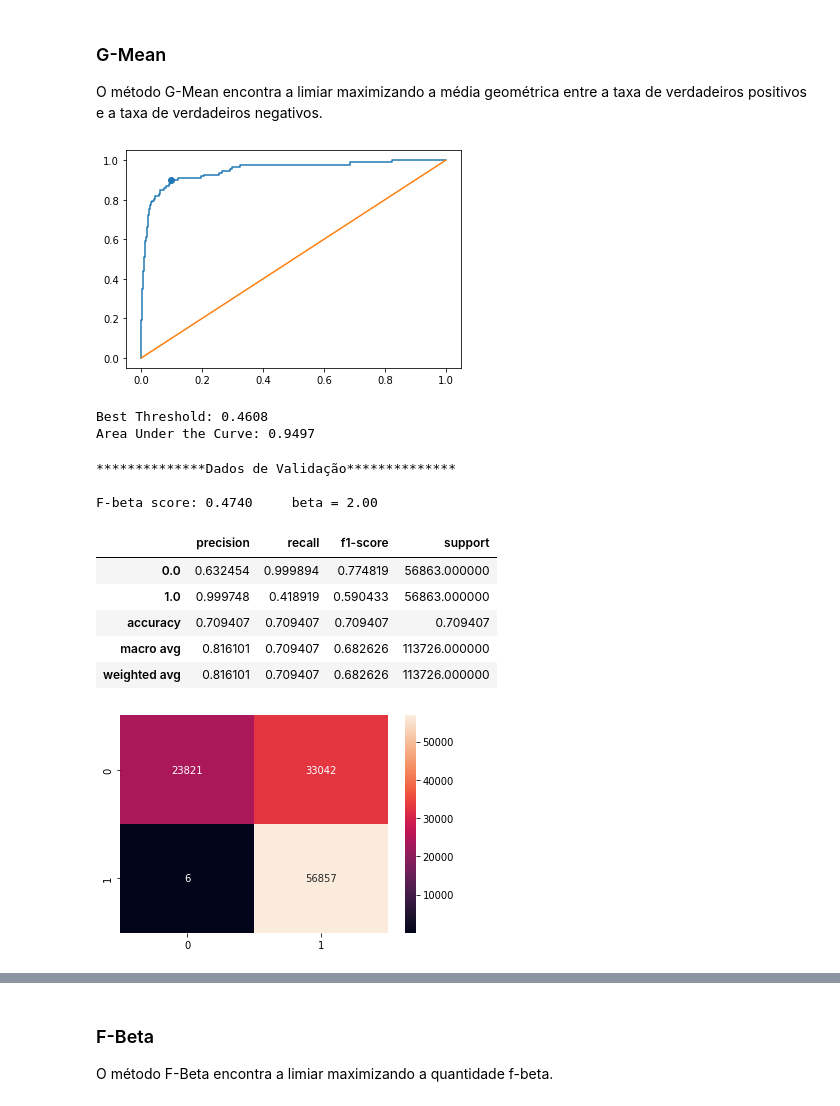
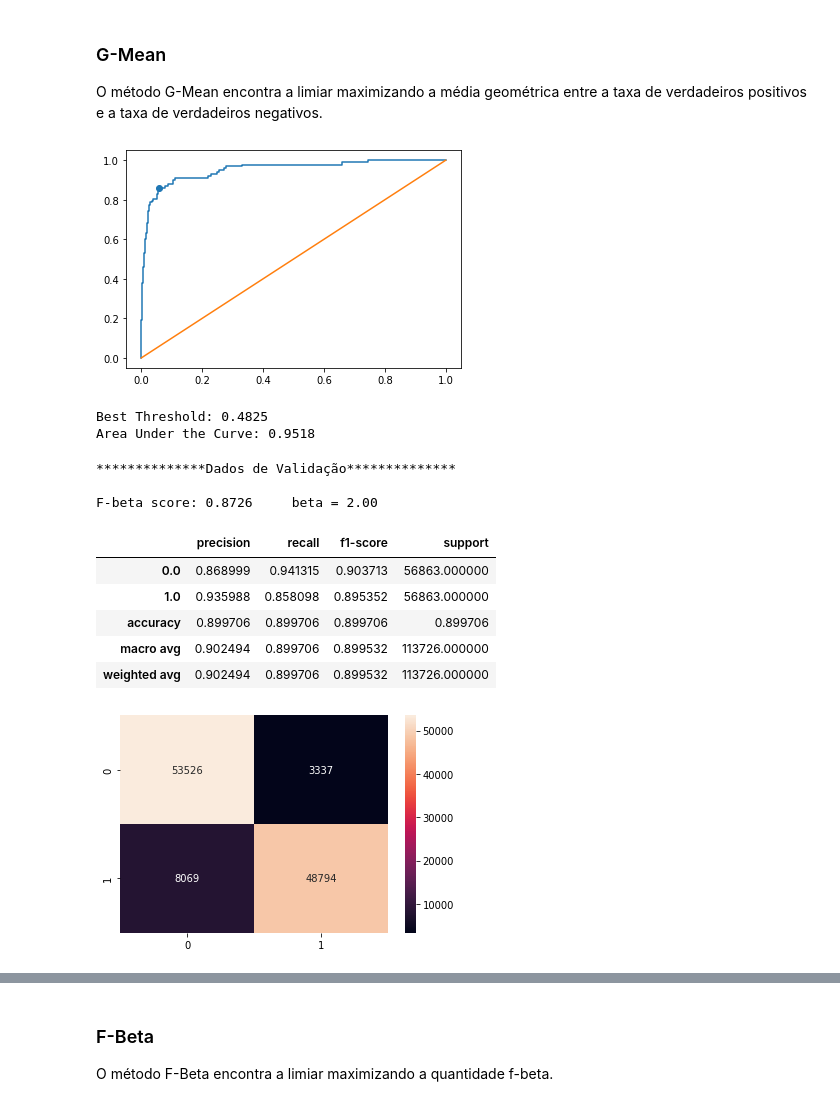
Before and after one commit to Gabriel-Stella/Credit_Card_Fraud, a Jupyter notebook: Credit_Card_Fraud.ipynb, the cells around one changed output, grey strips where cells are left out. Saved outputs shown, nothing was run; the diff lists cells and outputs as text; code cells hidden in the pictures.

```diff
--- a/Credit_Card_Fraud.ipynb
+++ b/Credit_Card_Fraud.ipynb
@@ -503,17 +585,18 @@ X_nf_train_sc = sc_X.transform(X_nf_train)
 # %%
-from sklearn.ensemble import IsolationForest
-clf = IsolationForest(n_estimators=0,max_features=5,warm_start=True)
+clf = IsolationForest(n_estimators=0,max_features=4,warm_start=True)
+
+n_splits = 5
 
 np.random.seed(101)
 idx = np.array(range(len(X_nf_train_sc)))
 np.random.shuffle(idx)
-splits = np.split(idx,3)
+splits = np.array_split(idx,n_splits)
 np.random.seed(None)
 
 
 k = 1
 for idx in splits:
-    clf.set_params(n_estimators=k*200)
+    clf.set_params(n_estimators=k*100)
     clf.fit(X_nf_train_sc[idx])
     k += 1
 prob_val = -clf.score_samples(X_val_sc)
@@ -541,17 +624,17 @@ fpr, tpr, thresholds = roc_curve(y_val,prob_val)
 x = [0,1]
 
 # Taxa de verdadeiros negativos = 1-fpr (1-(taxa de falsos positivos))
-j_min = np.sqrt(tpr*(1-fpr)).argmax()
+j_max = np.sqrt(tpr*(1-fpr)).argmax()
 
 
 plt.plot(fpr,tpr)
 plt.plot(x,x)
-plt.scatter((fpr[j_min]),tpr[j_min])
+plt.scatter((fpr[j_max]),tpr[j_max])
 plt.show()
-print('Best Threshold: %1.4f'%thresholds[j_min])
+print('Best Threshold: %1.4f'%thresholds[j_max])
 print('Area Under the Curve: %1.4f'%(np.diff(fpr)*tpr[1:]).sum())
-threshold = thresholds[j_min]
+threshold = thresholds[j_max]
 # %% [output]
-[figure, old version]
+[figure, new version]
-Best Threshold: 0.4608
-Area Under the Curve: 0.9497
+Best Threshold: 0.4825
+Area Under the Curve: 0.9518
@@ -567,28 +641,33 @@ y_test_pred = (test_prob>=threshold).astype(float)
+# %%
+y_val_pred_gmean = (prob_val>=threshold).astype(float)
+
+
+y_test_pred_gmean = (prob_test>=threshold).astype(float)
 # %%
 from sklearn.metrics import classification_report
 from sklearn.metrics import confusion_matrix
 from sklearn.metrics import fbeta_score
 
 
 print("**************Dados de Validação**************\n")
 beta = 2
-print("F-beta score: %1.4f"%fbeta_score(y_val.reshape(-1),y_val_pred,beta=beta),'\t beta = %1.2f'%beta)
+print("F-beta score: %1.4f"%fbeta_score(y_val.reshape(-1),y_val_pred_gmean,beta=beta),'\t beta = %1.2f'%beta)
 
-display(pd.DataFrame(classification_report(y_val.reshape(-1),y_val_pred,digits=2,output_dict=True)).T)
+display(pd.DataFrame(classification_report(y_val.reshape(-1),y_val_pred_gmean,digits=2,output_dict=True)).T)
 
-sns.heatmap(confusion_matrix(y_val.reshape(-1),y_val_pred,labels=[1.,0.]),annot=True,fmt='1.0f')
+sns.heatmap(confusion_matrix(y_val.reshape(-1),y_val_pred_gmean,labels=[0.,1.]),annot=True,fmt='1.0f')
 plt.show()
 # %% [output]
 **************Dados de Validação**************
 
-F-beta score: 0.4740     beta = 2.00
+F-beta score: 0.8726     beta = 2.00
 |  | precision | recall | f1-score | support |
-| 0.0 | 0.632454 | 0.999894 | 0.774819 | 56863.000000 |
-| 1.0 | 0.999748 | 0.418919 | 0.590433 | 56863.000000 |
-| accuracy | 0.709407 | 0.709407 | 0.709407 | 0.709407 |
-| macro avg | 0.816101 | 0.709407 | 0.682626 | 113726.000000 |
-| weighted avg | 0.816101 | 0.709407 | 0.682626 | 113726.000000 |
+| 0.0 | 0.868999 | 0.941315 | 0.903713 | 56863.000000 |
+| 1.0 | 0.935988 | 0.858098 | 0.895352 | 56863.000000 |
+| accuracy | 0.899706 | 0.899706 | 0.899706 | 0.899706 |
+| macro avg | 0.902494 | 0.899706 | 0.899532 | 113726.000000 |
+| weighted avg | 0.902494 | 0.899706 | 0.899532 | 113726.000000 |
-[figure, old version]
+[figure, new version]
 # %%
 print("**************Dados de Teste**************\n")
 beta = 2
```
Also changed, not shown: parts of 31 cells of this notebook.
